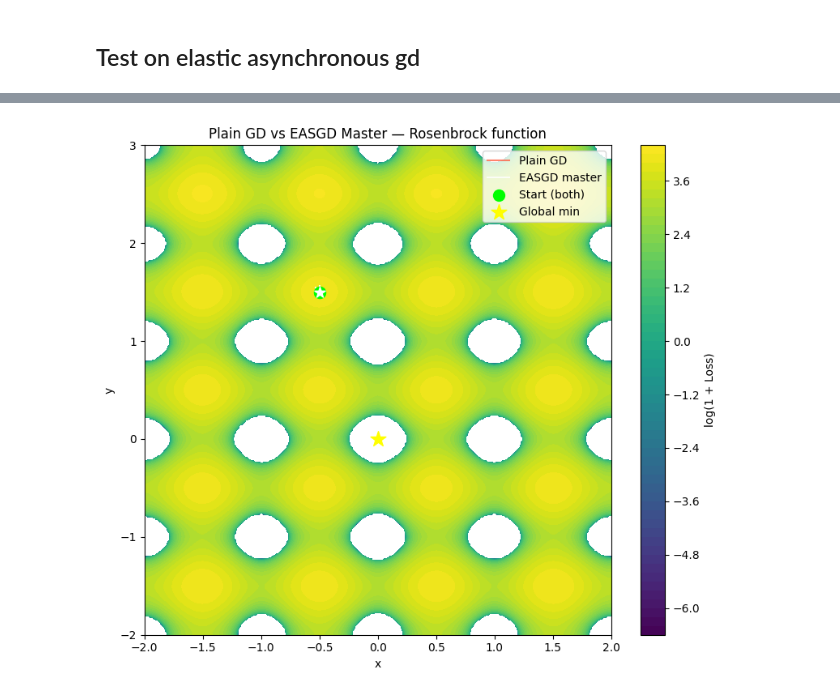
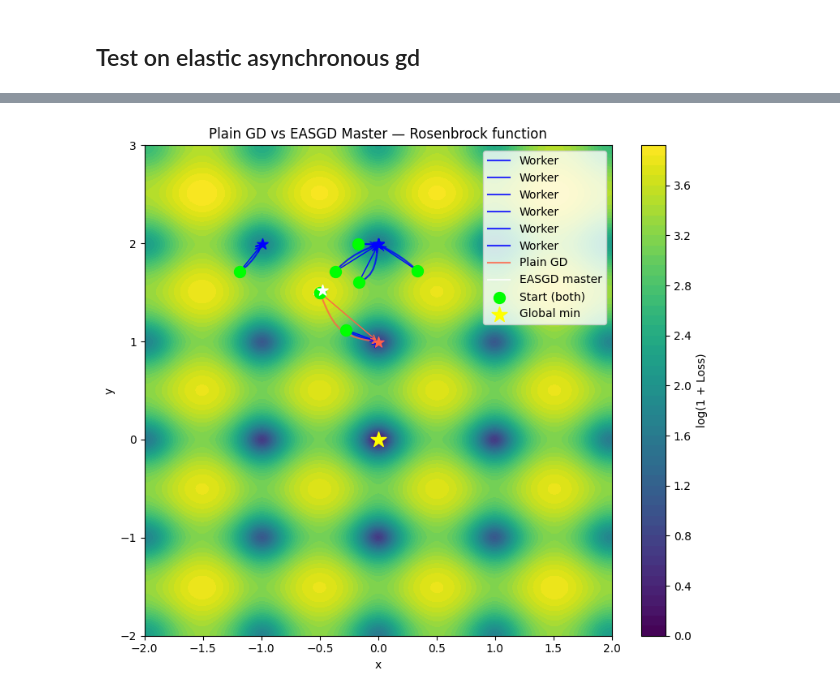
Before and after one commit to marziof/OML-project, a Jupyter notebook: Lea_jupyter.ipynb, the cells around one changed output, grey strips where cells are left out. Drawn from its saved outputs; the diff is of its cells as text; code cells hidden in the pictures.

```diff
--- a/Lea_jupyter.ipynb
+++ b/Lea_jupyter.ipynb
@@ -11,10 +11,14 @@ def easgd(grad, num_workers=4, eta=0.01, rho=0.1, num_epochs=300, dim=2):
     beta  = num_workers * alpha
 
     x_center = np.array([-0.5, 1.5])   # classic hard start for Rosenbrock
-    workers  = [x_center.copy() for _ in range(num_workers)]
+    workers = [
+        x_center + 2 * np.random.randn(dim)
+        for _ in range(num_workers)
+    ]
 
     master_trajectory  = [x_center.copy()]
     worker_trajectories = [[w.copy()] for w in workers]  # one list per worker
+
 
     for _ in range(num_epochs):
         for i in range(num_workers):
@@ -63,12 +67,16 @@ def rosenbrock_gd(theta):
 
 
 def rastrigin_fn(theta):
-    A = 2*10
-    return A + sum([(x**2 - A * np.cos(2 * math.pi * x)) for x in theta])
+    A = 10
+    n = len(theta)
+    return A * n + sum(x**2 - A * np.cos(2 * np.pi * x) for x in theta)
 
 def rastrigin_gd(theta):
-    A = 2*10
-    return np.array([2*x - 2*math.pi*A * np.sin(2 * math.pi * x) for x in theta])
+    A = 10
+    return np.array([
+        2*x + 2*np.pi*A * np.sin(2 * np.pi * x)
+        for x in theta
+    ])
 # %%
 # ── Plot ──────────────────────────────────────────────────────────────────────
 def draw_path(ax, trajectory, color, label):
@@ -87,7 +95,7 @@ def draw_path(ax, trajectory, color, label):
             xytext=(tx[i], ty[i]),
             arrowprops=dict(arrowstyle="->", color=color, lw=1.0),
         )
-def plot_trajectories(fn, master_trajectory, gd_trajectory,minimum, r=2.0):
+def plot_trajectories(fn, master_trajectory, gd_trajectory, workers_trajectory,minimum, r=2.0):
     xs = np.linspace(-r, r, 400)
     ys = np.linspace(-r, r * 1.5, 400)   # taller range to capture the valley
     Z  = np.array([[fn(np.array([xi, yj])) for xi in xs] for yj in ys])
@@ -95,7 +103,8 @@ def plot_trajectories(fn, master_trajectory, gd_trajectory,minimum, r=2.0):
     fig, ax = plt.subplots(figsize=(8, 7))
     cp = ax.contourf(xs, ys, np.log1p(Z), levels=60, cmap="viridis")  # log scale so the valley is visible
     plt.colorbar(cp, ax=ax, label="log(1 + Loss)")
-
+    for i in range(len(workers_trajectory)):
+        draw_path(ax,workers_trajectory[i], color="blue", label="Worker")
     draw_path(ax, gd_trajectory,     color="tomato", label="Plain GD")
     draw_path(ax, master_trajectory, color="white",  label="EASGD master")
 
@@ -133,9 +142,9 @@ Plain GD final loss: 0.000666
 # %%
-_, master_trajectory, _ = easgd(rastrigin_gd, num_workers=2, eta=0.001, rho=0.1, num_epochs=500)
+_, master_trajectory, worker_trajectory = easgd(rastrigin_gd, num_workers=6, eta=0.001, rho=0.01, num_epochs=1000)
 _, gd_trajectory        = plain_gd(rastrigin_gd, eta=0.001, num_epochs=500)
 
 print(f"EASGD final loss   : {rastrigin_fn(master_trajectory[-1]):.6f}")
 print(f"Plain GD final loss: {rastrigin_fn(gd_trajectory[-1]):.6f}")
 
-plot_trajectories(rastrigin_fn, master_trajectory, gd_trajectory,minimum=[0,0], r=2.0)
+plot_trajectories(rastrigin_fn, master_trajectory, gd_trajectory,worker_trajectory,minimum=[0,0], r=2.0)
 # %% [output]
@@ -144 +153 @@ Plain GD final loss: 62.481080
-[figure, old version]
+[figure, new version]
```
Also changed, not shown: parts of 9 cells of this notebook.
